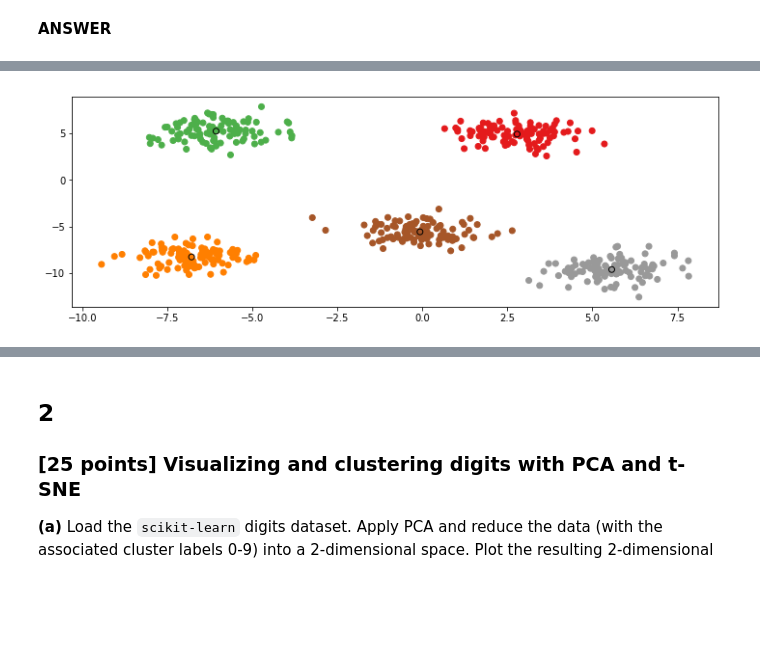
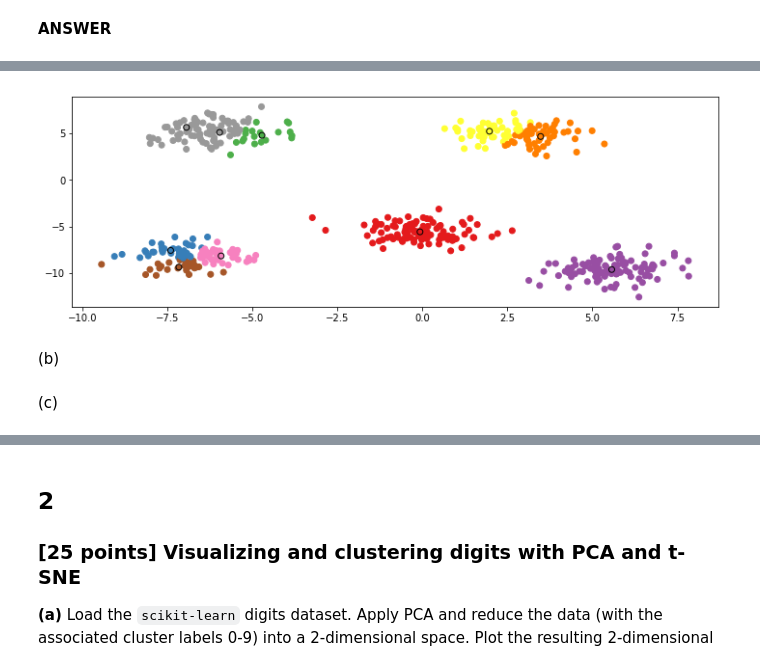
Before and after one commit to chrimiway/machine-learning-course, a Jupyter notebook: Assignment4.ipynb, the cells around one changed output, grey strips where cells are left out. Drawn from its saved outputs; the diff is of its cells as text; code cells hidden in the pictures; blank space fills up the shorter version.

```diff
--- a/Assignment4.ipynb
+++ b/Assignment4.ipynb
@@ -26,5 +28,7 @@ Each file has three columns: the first two are $x_1$ and $x_2$, then the third i
 # %%
 import numpy as np
+from numpy import linalg as LA
+
 class Kmeans:
     def __init__(self, n_clusters):
         self.n_clusters = n_clusters
@@ -60,4 +64,10 @@ class Kmeans:
         # 4: distance
         dis_vec = np.sum(res_squ, axis=2)
         clusters = np.apply_along_axis(np.argmin, 1, dis_vec)
-        return center_arr, clusters
+
+        cost = 0
+        for i in range(self.n_clusters):
+            dis_curr = np.sum(dis_vec[clusters == i, i])
+            cost += dis_curr
+
+        return center_arr, clusters, cost
@@ -69,0 +95,16 @@ centers, clusters = kmeans.fit(X, 50)
+# %%
+%matplotlib inline
+import matplotlib.pyplot as plt
+from sklearn.datasets.samples_generator import make_blobs
+X, y = make_blobs(n_samples=500, centers=5, n_features=2, random_state=10)
+
+cost_list = []
+for i in range(1, 11):
+    kmeans = Kmeans(i)
+    centers, clusters, cost = kmeans.fit(X, 50)
+    cost_list.append(cost)
+plt.plot(cost_list)
+plt.title("cost for dataset with 5 centers")
+plt.ylabel("cost")
+plt.xlabel("k")
+plt.show()
@@ -70,9 +113,18 @@ centers, clusters = kmeans.fit(X, 50)
 # %%
 %matplotlib inline
+
+num_c = 10
+kmeans = Kmeans(num_c)
+centers, clusters, cost = kmeans.fit(X, 50)
+
 import matplotlib.pyplot as plt
 plt.figure(figsize=(12,4))
 plt.scatter(X[:, 0], X[:, 1], c=clusters, cmap="Set1")
-plt.scatter(centers[:, 0], centers[:, 1], c=list(range(num_cluster)), cmap="Set1", edgecolors="black")
+plt.scatter(centers[:, 0], centers[:, 1], c=list(range(num_c)), cmap="Set1", edgecolors="black")
 plt.show()
 # %% [output]
-[figure, old version]
+[figure, new version]
+# %% [markdown]
+(b)
+# %% [markdown]
+(c)
```
Also changed, not shown: parts of 26 cells of this notebook.
